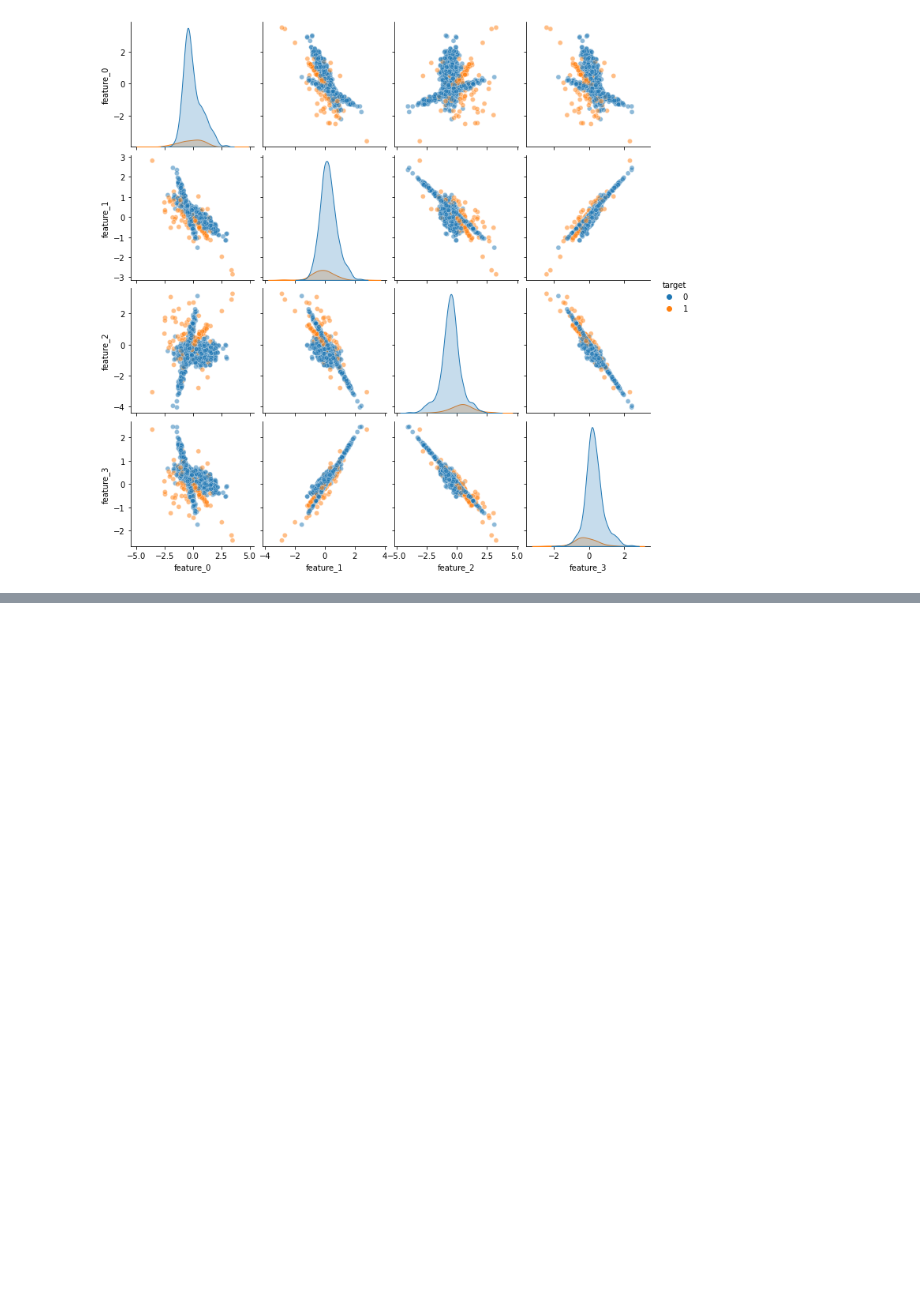
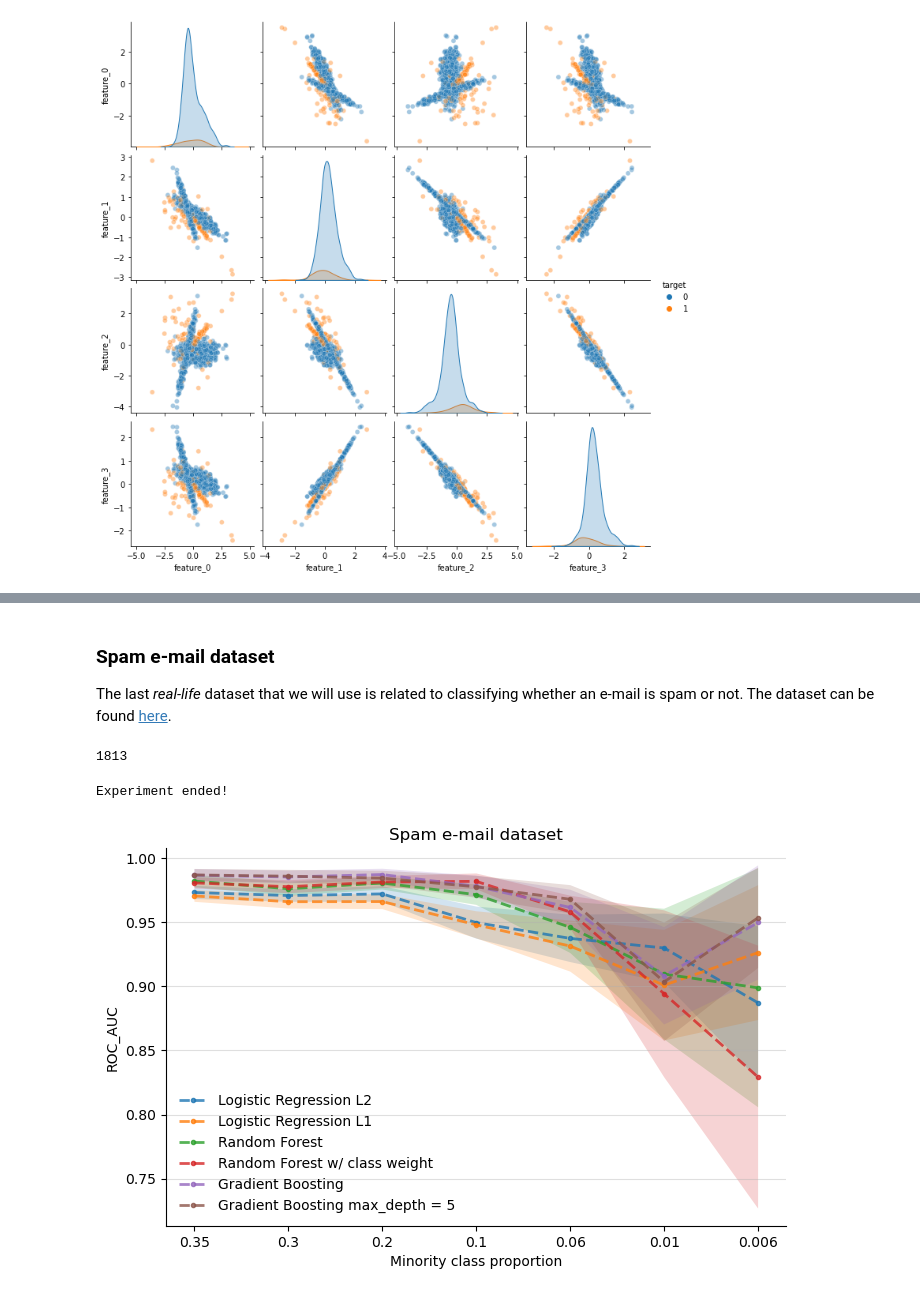
Before and after one commit to pibieta/imbalanced_learning, a Jupyter notebook: notebooks/pablo-baseline-experiment.ipynb, the cells around one changed output, grey strips where cells are left out. Saved outputs shown, nothing was run; the diff lists cells and outputs as text; code cells hidden in the pictures; blank space fills up the shorter version.

```diff
--- a/notebooks/pablo-baseline-experiment.ipynb
+++ b/notebooks/pablo-baseline-experiment.ipynb
@@ -628,0 +437,78 @@ alpha
+# %% [markdown]
+### Spam e-mail dataset
+The last *real-life* dataset that we will use is related to classifying whether an e-mail is spam or not. The dataset can be found [here](https://archive-beta.ics.uci.edu/ml/datasets/spambase).
+# %%
+spam_df['target'].sum()
+# %% [output]
+1813
+# %%
+spam_feature_names = set(spam_df.columns).difference(set(['target']))
+metrics = {}
+imbalances = [0.35, 0.3, 0.2, 0.1, 0.06, 0.01, 0.006]
+random_state = 42
+for imbalance in tqdm(imbalances):
+    metrics[imbalance] = {}
+    # generate imbalanced dataset
+    X, y = undersample(spam_df[spam_feature_names], spam_df['target'], d = imbalance)
+    X_train, X_test, y_train, y_test = train_test_split(X, y, random_state=random_state, stratify = y, test_size = 0.4)
+
+    # Logistic Regression L2
+    lr_pipeline = Pipeline([('scaler', StandardScaler()),
+                            ('logreg', LogisticRegression())])
+    lr_pipeline.fit(X_train, y_train)
+    y_proba_lr = lr_pipeline.predict_proba(X_test)
+    metrics[imbalance]['logreg_l2'] = compute_metrics_bootstrap(y_true = y_test, y_pred = y_proba_lr[:,1])
+
+    # Logistic Regression L1
+    lr_pipeline_2 = Pipeline([('scaler', StandardScaler()),
+                            ('logreg', LogisticRegression(penalty= 'l1', solver = 'saga', max_iter = 200))])
+    lr_pipeline_2.fit(X_train, y_train)
+    y_proba_lr_2 = lr_pipeline_2.predict_proba(X_test)
+    metrics[imbalance]['logreg_l1'] = compute_metrics_bootstrap(y_true = y_test, y_pred = y_proba_lr_2[:,1])
+
+    # Random Forest
+    rf_clf = RandomForestClassifier()
+    rf_clf.fit(X_train, y_train)
+    y_proba_rf = rf_clf.predict_proba(X_test)
+    metrics[imbalance]['rf'] = compute_metrics_bootstrap(y_true = y_test, y_pred = y_proba_rf[:,1])
+
+    # Random Forest class weight
+    rf_clf_2 = RandomForestClassifier(class_weight = 'balanced')
+    rf_clf_2.fit(X_train, y_train)
+    y_proba_rf_2 = rf_clf_2.predict_proba(X_test)
+    metrics[imbalance]['rf_2'] = compute_metrics_bootstrap(y_true = y_test, y_pred = y_proba_rf_2[:,1])
+
+    # Gradient Boosting Machine
+    gb_clf = HistGradientBoostingClassifier()
+    gb_clf.fit(X_train, y_train)
+    y_proba_gb = gb_clf.predict_proba(X_test)
+    metrics[imbalance]['gb'] = compute_metrics_bootstrap(y_true = y_test, y_pred = y_proba_gb[:,1])
+
+    # Gradient Boosting Machine with fixed max_depth
+    gb_clf_2 = HistGradientBoostingClassifier(max_depth = 5)
+    gb_clf_2.fit(X_train, y_train)
+    y_proba_gb_2 = gb_clf_2.predict_proba(X_test)
+    metrics[imbalance]['gb_2'] = compute_metrics_bootstrap(y_true = y_test, y_pred = y_proba_gb_2[:,1])
+
+print('Experiment ended!')
+# %% [output]
+Experiment ended!
+# %%
+metric_4_display = 'roc_auc'
+colors = {'logreg_l2': 'C0',
+          'logreg_l1': 'C1',
+          'rf': 'C2',
+          'rf_2': 'C3',
+          'gb': 'C4',
+          'gb_2': 'C5'}
+f, ax = plt.subplots(dpi = 100, figsize = (8,5))
+for model_name, color in colors.items():
+    plot_metric_evolution(metrics, model_name, metric_4_display= metric_4_display, color = color, ax = ax)
+ax.legend(loc = 'best', frameon = False)
+ax.grid(True, axis = 'y', alpha = 0.4)
+ax.set_ylabel(metric_4_display.upper())
+ax.set_title('Spam e-mail dataset')
+clean_ax(ax)
+plt.show()
+# %% [output]
+[figure, added]
```
Also changed, not shown: parts of 34 cells of this notebook, 2 other files.
